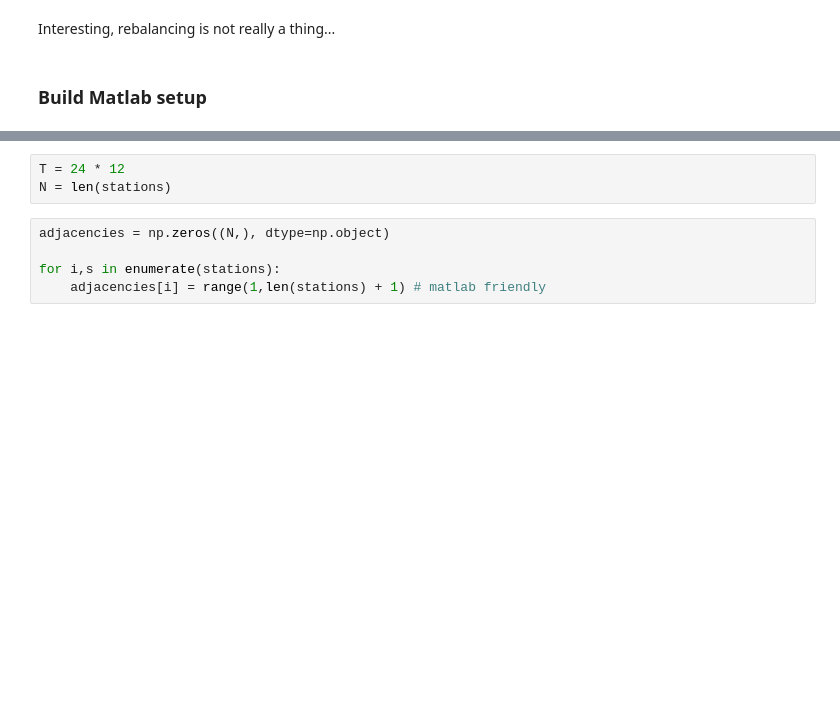
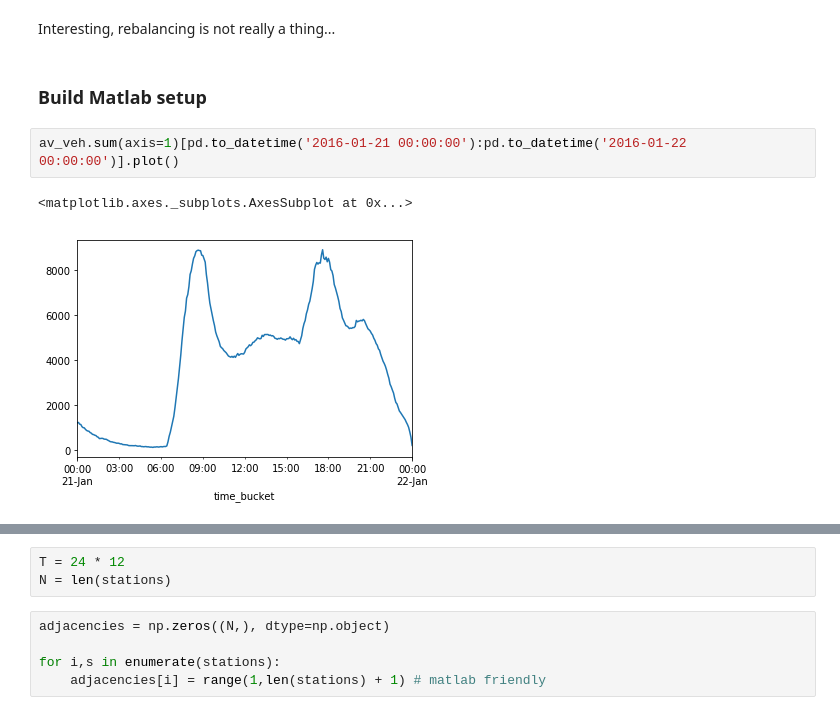
Before and after one commit to huevosabio/cs341, a Jupyter notebook: CountingVehicles.ipynb, the cells around one changed output, grey strips where cells are left out. Cells and saved outputs as stored; diff of their text form; blank space fills up the shorter version.

```diff
--- a/CountingVehicles.ipynb
+++ b/CountingVehicles.ipynb
@@ -419,3 +423,8 @@ breaks_table.to_csv('ignored_assets/breaks_table.csv')
 Interesting, rebalancing is not really a thing...
 # %% [markdown]
 ### Build Matlab setup
+# %%
+av_veh.sum(axis=1)[pd.to_datetime('2016-01-21 00:00:00'):pd.to_datetime('2016-01-22 00:00:00')].plot()
+# %% [output]
+<matplotlib.axes._subplots.AxesSubplot at 0x...>
+[figure, added]
```
Also changed, not shown: parts of 22 cells of this notebook, 4 other files.
